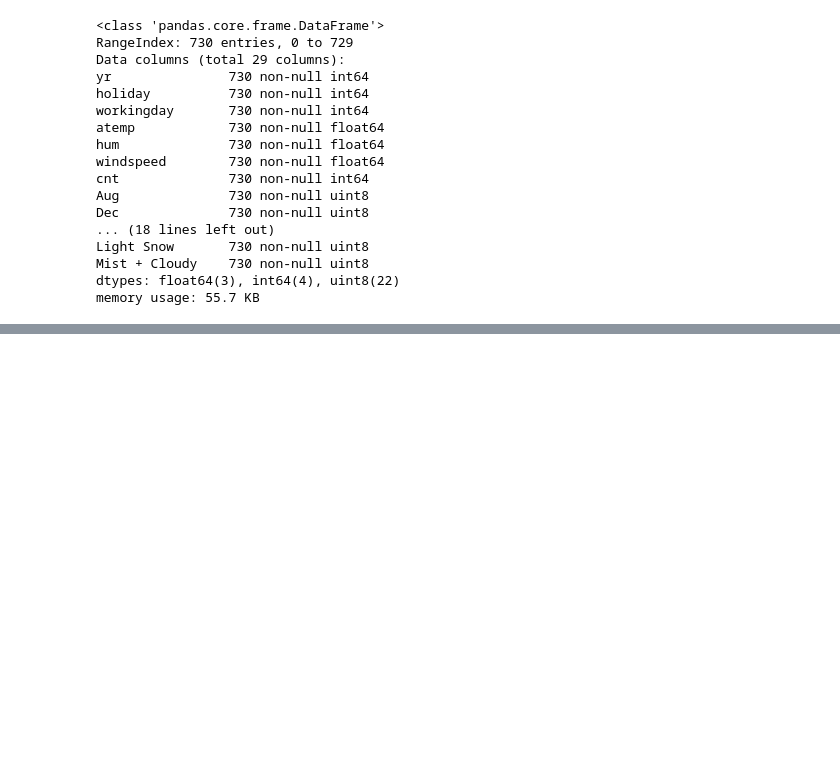
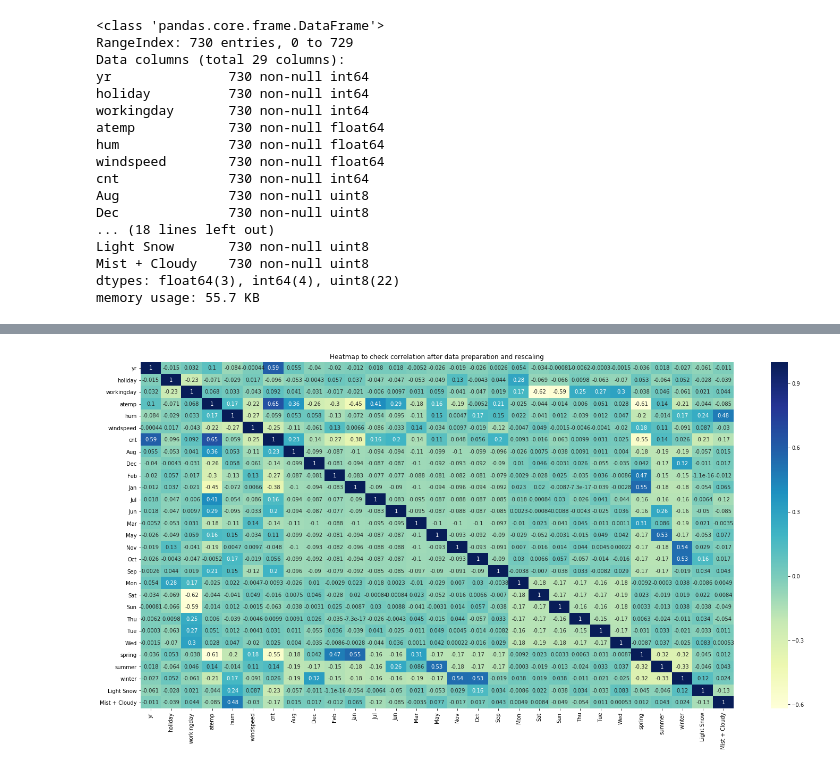
Before and after one commit to rajatgoel789/Boombike-Multi-Linear-Regression, a Jupyter notebook: BoomBike_Linear_Regression.ipynb, the cells around one changed output, grey strips where cells are left out. Saved outputs shown, nothing was run; the diff lists cells and outputs as text; code cells hidden in the pictures; blank space fills up the shorter version.

```diff
--- a/BoomBike_Linear_Regression.ipynb
+++ b/BoomBike_Linear_Regression.ipynb
@@ -233,0 +241,8 @@ df_train.describe()
+# %%
+# checking the correlation coefficients to see which variables are highly correlated post data preparation and rescaling
+plt.figure(figsize=(25, 12))
+sns.heatmap(df_train.corr(), cmap="YlGnBu", annot=True)
+plt.title('Heatmap to check correlation after data preparation and rescaling')
+plt.show()
+# %% [output]
+[figure, added]
```
Also changed, not shown: parts of 38 cells of this notebook, 2 other files.
